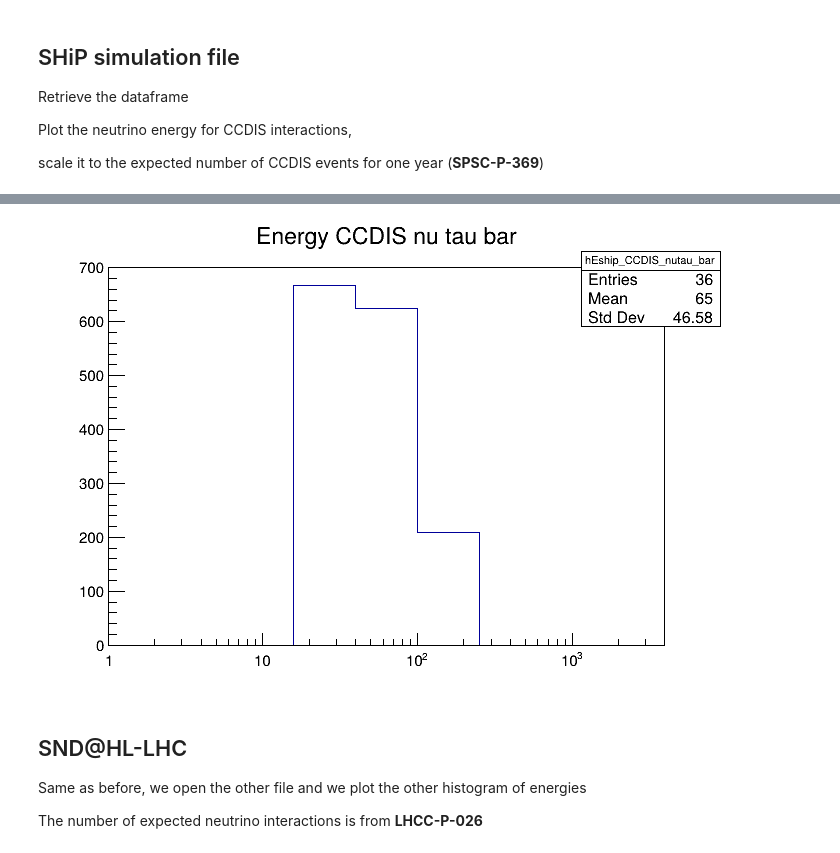
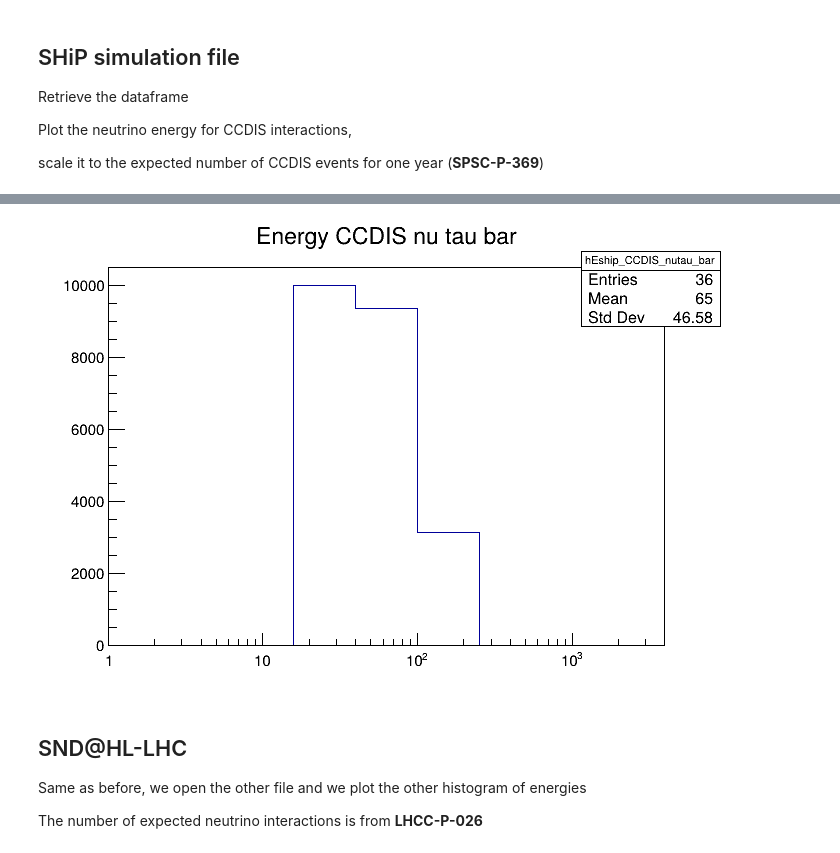
Before and after one commit to antonioiuliano2/macros-ship, a Jupyter notebook: nu_ship_simulations/SumCCCrossSections-nutau.ipynb, the cells around one changed output, grey strips where cells are left out. Cells and saved outputs as stored; diff of their text form; code cells hidden in the pictures.

```diff
--- a/nu_ship_simulations/SumCCCrossSections-nutau.ipynb
+++ b/nu_ship_simulations/SumCCCrossSections-nutau.ipynb
@@ -73,16 +74,17 @@ cE_CCDIS_nutau.Draw()
 # %%
-n_nutau_bar_CCDIS_ship = 1.5e+3 #one year of data taking in the Si/W target, end of Run 4
+n_nutau_bar_CCDIS_ship = 1.5e+3 * 15 #15 years of data taking in the Si/W target
+#n_nutau_bar_CCDIS_ship = 1.1e+3 #15 years of data taking in the Si/W target
 
 if includeBRTau2Mu:
     n_nutau_bar_CCDIS_ship = n_nutau_bar_CCDIS_ship * BRTau2Mu
 
 cE_CCDIS_nutau_bar = r.TCanvas()
 hEship_CCDIS_nutau_bar.Scale(n_nutau_bar_CCDIS_ship/hEship_CCDIS_nutau_bar.Integral())
 hEship_CCDIS_nutau_bar.Draw("histo")
 cE_CCDIS_nutau_bar.SetLogx()
 cE_CCDIS_nutau_bar.Draw()
 # %% [output]
-[figure, old version]
+[figure, new version]
 # %% [markdown]
 ## SND@HL-LHC
 
```
Also changed, not shown: parts of 5 cells of this notebook, 1 other file.
